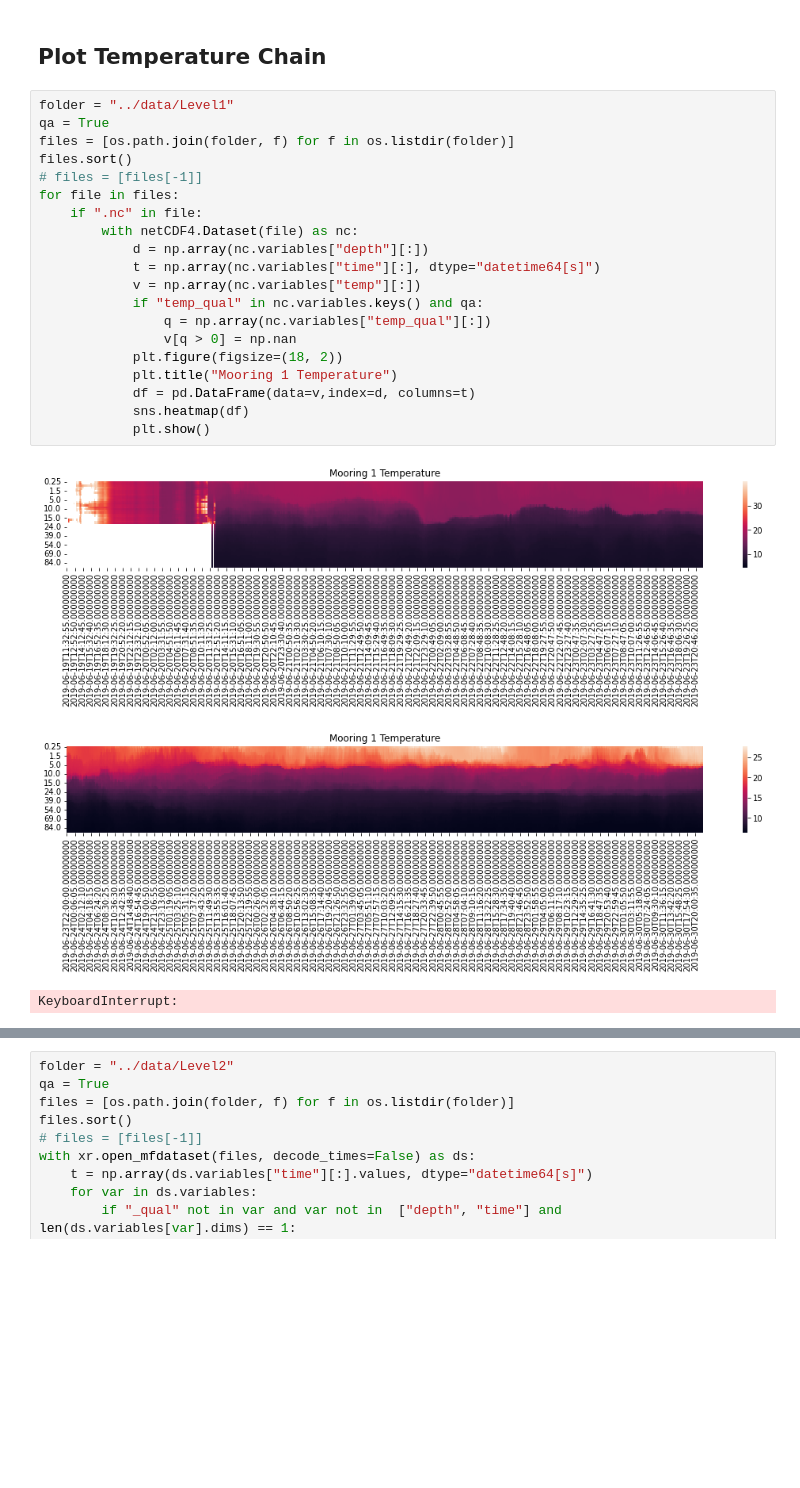
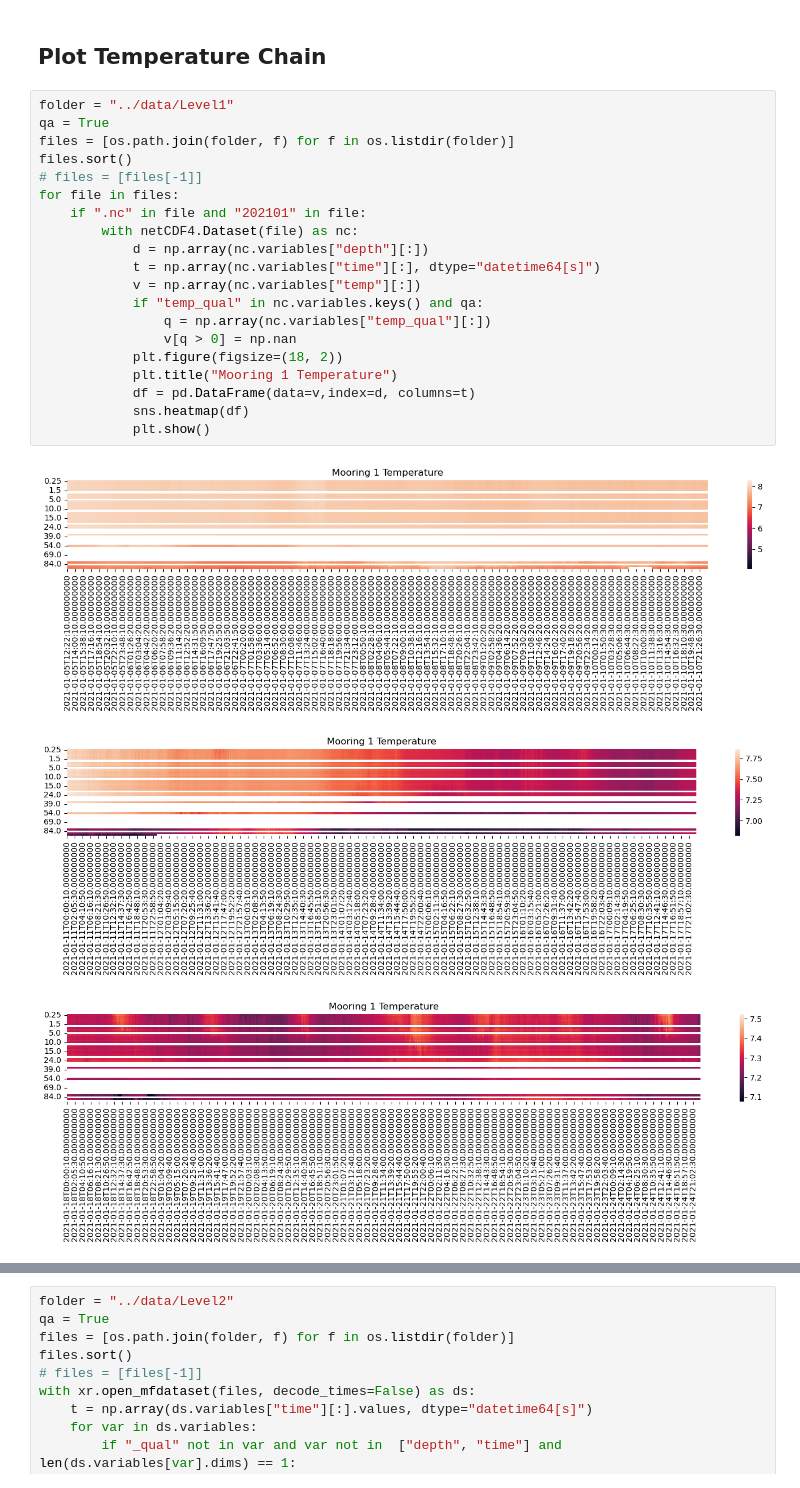
Before and after one commit to LeXPLORE-Platform/thermister-chain, a Jupyter notebook: notebooks/Plot Data.ipynb, the cells around one changed output, grey strips where cells are left out. Drawn from its saved outputs; the diff is of its cells as text; blank space fills up the shorter version.

```diff
--- a/notebooks/Plot Data.ipynb
+++ b/notebooks/Plot Data.ipynb
@@ -11,24 +11,24 @@ import matplotlib.pyplot as plt
 # %%
 folder = "../data/Level1"
 qa = True
 files = [os.path.join(folder, f) for f in os.listdir(folder)]
 files.sort()
 # files = [files[-1]]
 for file in files:
-    if ".nc" in file:
+    if ".nc" in file and "202101" in file:
         with netCDF4.Dataset(file) as nc:
             d = np.array(nc.variables["depth"][:])
             t = np.array(nc.variables["time"][:], dtype="datetime64[s]")
             v = np.array(nc.variables["temp"][:])
             if "temp_qual" in nc.variables.keys() and qa:
                 q = np.array(nc.variables["temp_qual"][:])
                 v[q > 0] = np.nan
             plt.figure(figsize=(18, 2))
             plt.title("Mooring 1 Temperature")
             df = pd.DataFrame(data=v,index=d, columns=t)
             sns.heatmap(df)
             plt.show()
 # %% [output]
-[figure, old version]
+[figure, new version]
-[figure, old version]
+[figure, new version]
-KeyboardInterrupt:
+[figure, added]
```
Also changed, not shown: parts of 2 cells of this notebook, 17 other files.
